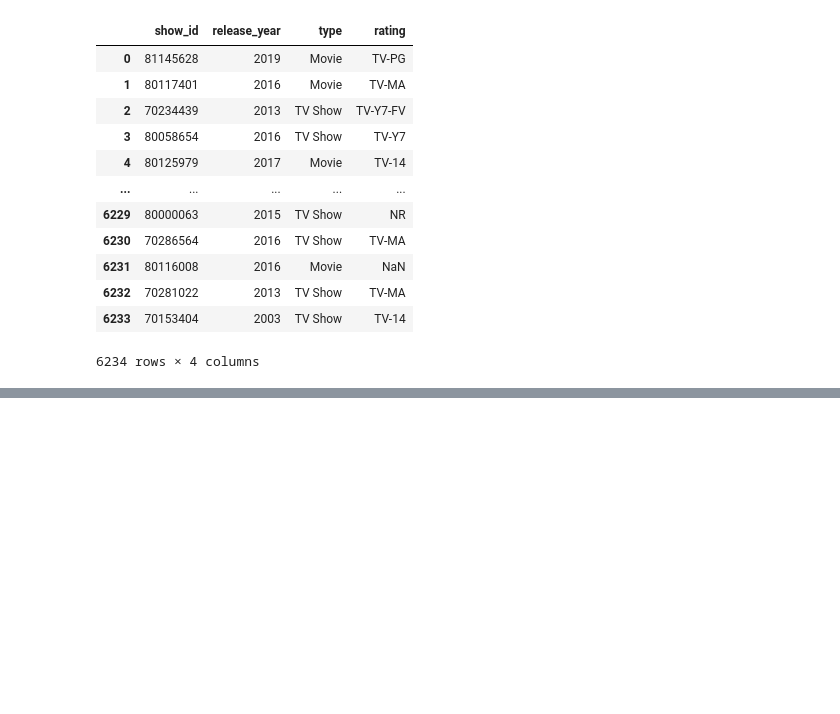
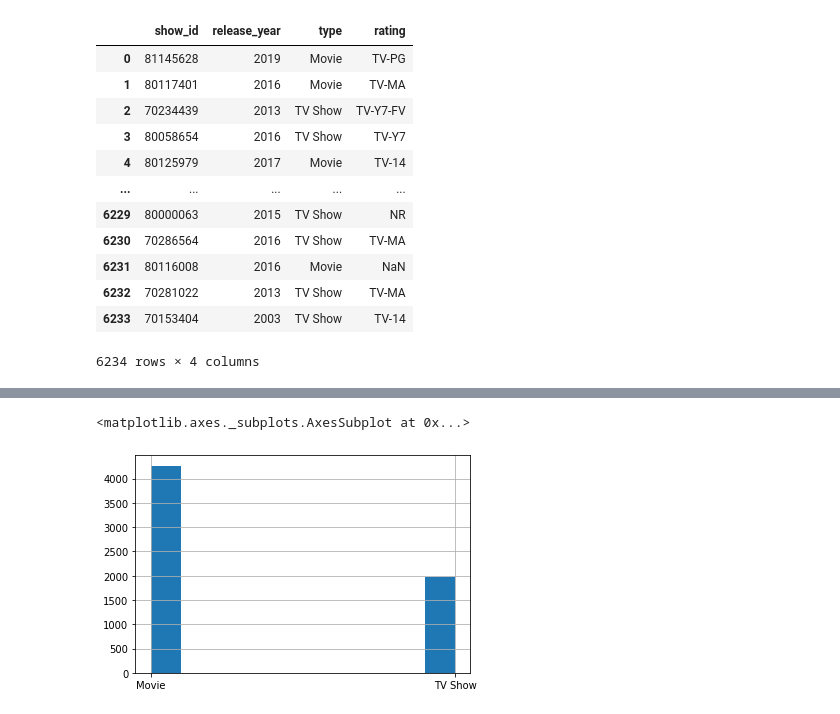
Before and after one commit to mashanz/data-sains-lab, a Jupyter notebook: netflix_python.ipynb, the cells around one changed output, grey strips where cells are left out. Cells and saved outputs as stored; diff of their text form; code cells hidden in the pictures; blank space fills up the shorter version.

```diff
--- a/netflix_python.ipynb
+++ b/netflix_python.ipynb
@@ -75,0 +119,5 @@ netflix[["show_id", "release_year", "type", "rating"]]
+# %%
+netflix["type"].hist()
+# %% [output]
+<matplotlib.axes._subplots.AxesSubplot at 0x...>
+[figure, added]
```
Also changed, not shown: parts of 9 cells of this notebook, 2 other files.
